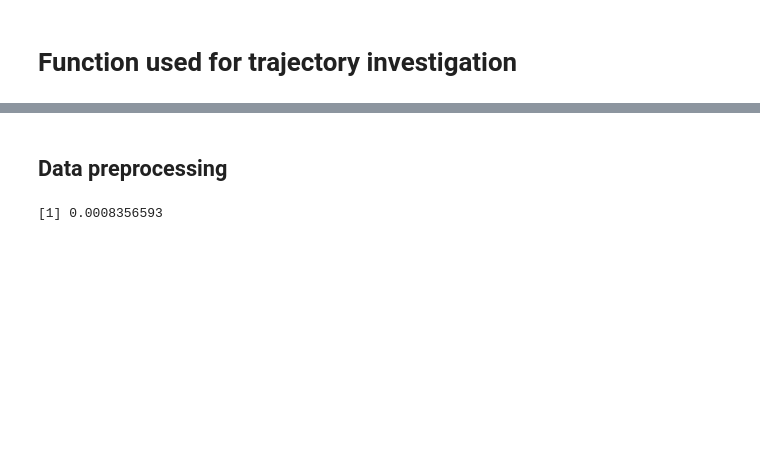
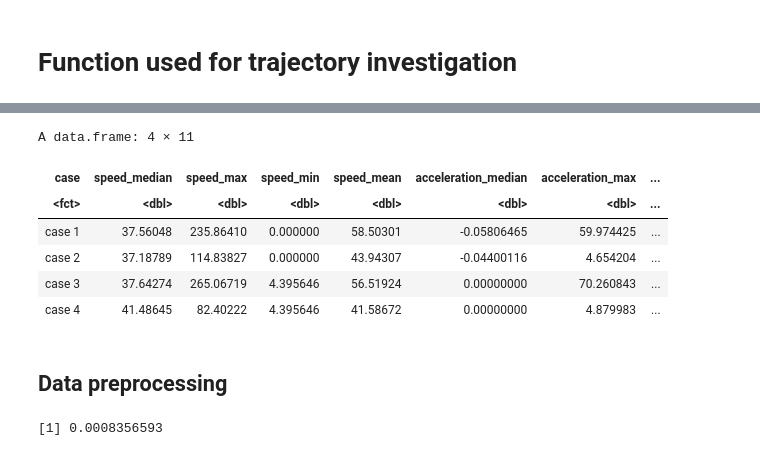
Before and after one commit to narslab/treem, a Jupyter notebook: bin/jupyter/vehicle-trajectory-computation.ipynb, the cells around one changed output, grey strips where cells are left out. Cells and saved outputs as stored; diff of their text form; code cells hidden in the pictures; blank space fills up the shorter version.

```diff
--- a/bin/jupyter/vehicle-trajectory-computation.ipynb
+++ b/bin/jupyter/vehicle-trajectory-computation.ipynb
@@ -256 +491,44 @@ distance_filter = function(df){
+# %%
+comparison_table = data.frame(case = c("case 1","case 2","case 3","case 4"),
+                              speed_median = c(median(case_1_test$speed_kph,na.rm = TRUE),
+                                               median(case_2_test$speed_kph,na.rm = TRUE),
+                                               median(case_3_test$speed_kph,na.rm = TRUE),
+                                               median(case_4_test$speed_kph,na.rm = TRUE)) ,
+                              speed_max = c(max(case_1_test$speed_kph,na.rm = TRUE),
+                                               max(case_2_test$speed_kph,na.rm = TRUE),
+                                               max(case_3_test$speed_kph,na.rm = TRUE),
+                                               max(case_4_test$speed_kph,na.rm = TRUE)) ,
+                              speed_min = c(min(case_1_test$speed_kph,na.rm = TRUE),
+                                               min(case_2_test$speed_kph,na.rm = TRUE),
+                                               min(case_3_test$speed_kph,na.rm = TRUE),
+                                               min(case_4_test$speed_kph,na.rm = TRUE)) ,
+                              speed_mean = c(mean(case_1_test$speed_kph,na.rm = TRUE),
+                                               mean(case_2_test$speed_kph,na.rm = TRUE),
+                                               mean(case_3_test$speed_kph,na.rm = TRUE),
+                                               mean(case_4_test$speed_kph,na.rm = TRUE)) ,
+                              acceleration_median = c(median(case_1_test$accel_mps2,na.rm = TRUE),
+                                               median(case_2_test$accel_mps2,na.rm = TRUE),
+                                               median(case_3_test$accel_mps2,na.rm = TRUE),
+                                               median(case_4_test$accel_mps2,na.rm = TRUE)) ,
+                              acceleration_max = c(max(case_1_test$accel_mps2,na.rm = TRUE),
+                                               max(case_2_test$accel_mps2,na.rm = TRUE),
+                                               max(case_3_test$accel_mps2,na.rm = TRUE),
+                                               max(case_4_test$accel_mps2,na.rm = TRUE)) ,
+                              acceleration_min = c(min(case_1_test$accel_mps2,na.rm = TRUE),
+                                               min(case_2_test$accel_mps2,na.rm = TRUE),
+                                               min(case_3_test$accel_mps2,na.rm = TRUE),
+                                               min(case_4_test$accel_mps2,na.rm = TRUE)) ,
+                              acceleration_mean = c(mean(case_1_test$accel_mps2,na.rm = TRUE),
+                                               mean(case_2_test$accel_mps2,na.rm = TRUE),
+                                               mean(case_3_test$accel_mps2,na.rm = TRUE),
+                                               mean(case_4_test$accel_mps2,na.rm = TRUE)) ,
+                               total_distance_km = c(sum(case_1_test$dist_meters,na.rm = TRUE)/1000,
+                                               sum(case_2_test$dist_meters,na.rm = TRUE)/1000,
+                                               sum(case_3_test$dist_meters,na.rm = TRUE)/1000,
+                                               sum(case_4_test$dist_meters,na.rm = TRUE)/1000) ,
+                              total_time_hrs = c(sum(case_1_test$interval_seconds,na.rm = TRUE)/3600,
+                                               sum(case_2_test$interval_seconds,na.rm = TRUE)/3600,
+                                               sum(case_3_test$interval_seconds,na.rm = TRUE)/3600,
+                                               sum(case_4_test$interval_seconds,na.rm = TRUE)/3600)
+                       )
 # %%
@@ -367,3 +538,13 @@ hist(df_green_test_dis_speed_accel$interval_seconds,xlim = c(0,10000))
+# %%
+comparison_table
+# %% [output]
+A data.frame: 4 × 11
+| case | speed_median | speed_max | speed_min | speed_mean | acceleration_median | acceleration_max | ... |
+| <fct> | <dbl> | <dbl> | <dbl> | <dbl> | <dbl> | <dbl> | ... |
+| case 1 | 37.56048 | 235.86410 | 0.000000 | 58.50301 | -0.05806465 | 59.974425 | ... |
+| case 2 | 37.18789 | 114.83827 | 0.000000 | 43.94307 | -0.04400116 | 4.654204 | ... |
+| case 3 | 37.64274 | 265.06719 | 4.395646 | 56.51924 | 0.00000000 | 70.260843 | ... |
+| case 4 | 41.48645 | 82.40222 | 4.395646 | 41.58672 | 0.00000000 | 4.879983 | ... |
 # %% [markdown]
 ## Data preprocessing
 # %%
```
Also changed, not shown: parts of 67 cells of this notebook, 12 other files.
